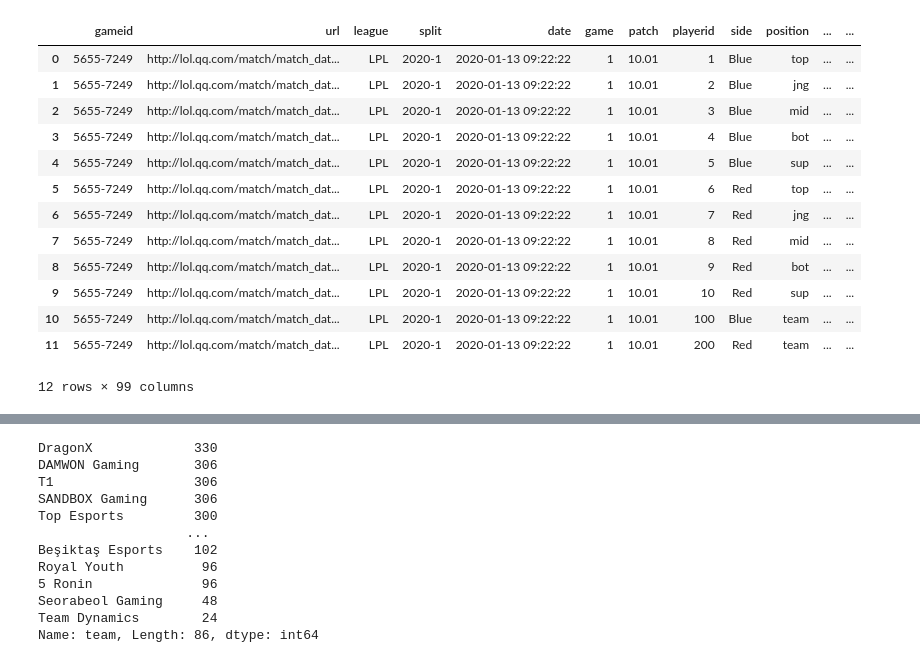
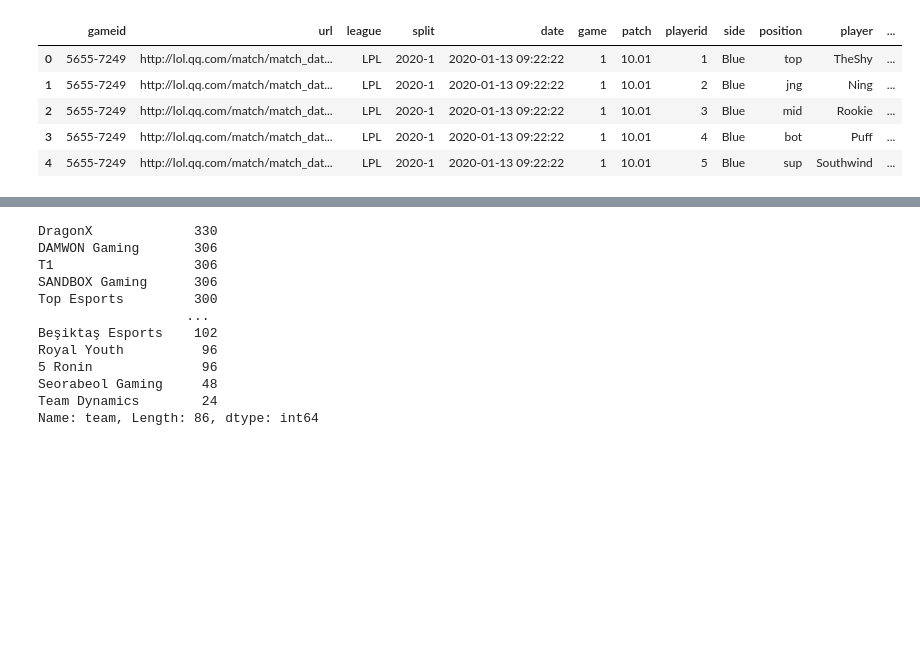
Before and after one commit to vic-voskovsky/LeagueofLegends, a Jupyter notebook: notebooks/p6_League_of_Legends_nb.ipynb, the cells around one changed output, grey strips where cells are left out. Cells and saved outputs as stored; diff of their text form; code cells hidden in the pictures; blank space fills up the shorter version.

```diff
--- a/notebooks/p6_League_of_Legends_nb.ipynb
+++ b/notebooks/p6_League_of_Legends_nb.ipynb
@@ -12,24 +12,21 @@
 import pandas as pd
 import numpy as np
 import matplotlib.pyplot as plt
+import seaborn as sns
+from sklearn import preprocessing
 from sklearn.linear_model import LinearRegression, LogisticRegression
+from sklearn.model_selection import train_test_split, cross_val_score
+from sklearn.metrics import r2_score
+from sklearn.preprocessing import StandardScaler, PolynomialFeatures
+pd.options.display.max_columns = 100
+pd.options.display.max_rows = 3000
 # %%
 df = pd.read_csv('../datasets/2020_spring_match.csv')
-df['date'] = pd.to_datetime(df['date'])
+df.head()
+# %% [output]
+|  | gameid | url | league | split | date | game | patch | playerid | side | position | player | ... |
+| 0 | 5655-7249 | http://lol.qq.com/match/match_dat... | LPL | 2020-1 | 2020-01-13 09:22:22 | 1 | 10.01 | 1 | Blue | top | TheShy | ... |
+| 1 | 5655-7249 | http://lol.qq.com/match/match_dat... | LPL | 2020-1 | 2020-01-13 09:22:22 | 1 | 10.01 | 2 | Blue | jng | Ning | ... |
+| 2 | 5655-7249 | http://lol.qq.com/match/match_dat... | LPL | 2020-1 | 2020-01-13 09:22:22 | 1 | 10.01 | 3 | Blue | mid | Rookie | ... |
+| 3 | 5655-7249 | http://lol.qq.com/match/match_dat... | LPL | 2020-1 | 2020-01-13 09:22:22 | 1 | 10.01 | 4 | Blue | bot | Puff | ... |
+| 4 | 5655-7249 | http://lol.qq.com/match/match_dat... | LPL | 2020-1 | 2020-01-13 09:22:22 | 1 | 10.01 | 5 | Blue | sup | Southwind | ... |
-# %%
-df.head(12)
-# %% [output]
-|  | gameid | url | league | split | date | game | patch | playerid | side | position | ... | ... |
-| 0 | 5655-7249 | http://lol.qq.com/match/match_dat... | LPL | 2020-1 | 2020-01-13 09:22:22 | 1 | 10.01 | 1 | Blue | top | ... | ... |
-| 1 | 5655-7249 | http://lol.qq.com/match/match_dat... | LPL | 2020-1 | 2020-01-13 09:22:22 | 1 | 10.01 | 2 | Blue | jng | ... | ... |
-| 2 | 5655-7249 | http://lol.qq.com/match/match_dat... | LPL | 2020-1 | 2020-01-13 09:22:22 | 1 | 10.01 | 3 | Blue | mid | ... | ... |
-| 3 | 5655-7249 | http://lol.qq.com/match/match_dat... | LPL | 2020-1 | 2020-01-13 09:22:22 | 1 | 10.01 | 4 | Blue | bot | ... | ... |
-| 4 | 5655-7249 | http://lol.qq.com/match/match_dat... | LPL | 2020-1 | 2020-01-13 09:22:22 | 1 | 10.01 | 5 | Blue | sup | ... | ... |
-| 5 | 5655-7249 | http://lol.qq.com/match/match_dat... | LPL | 2020-1 | 2020-01-13 09:22:22 | 1 | 10.01 | 6 | Red | top | ... | ... |
-| 6 | 5655-7249 | http://lol.qq.com/match/match_dat... | LPL | 2020-1 | 2020-01-13 09:22:22 | 1 | 10.01 | 7 | Red | jng | ... | ... |
-| 7 | 5655-7249 | http://lol.qq.com/match/match_dat... | LPL | 2020-1 | 2020-01-13 09:22:22 | 1 | 10.01 | 8 | Red | mid | ... | ... |
-| 8 | 5655-7249 | http://lol.qq.com/match/match_dat... | LPL | 2020-1 | 2020-01-13 09:22:22 | 1 | 10.01 | 9 | Red | bot | ... | ... |
-| 9 | 5655-7249 | http://lol.qq.com/match/match_dat... | LPL | 2020-1 | 2020-01-13 09:22:22 | 1 | 10.01 | 10 | Red | sup | ... | ... |
-| 10 | 5655-7249 | http://lol.qq.com/match/match_dat... | LPL | 2020-1 | 2020-01-13 09:22:22 | 1 | 10.01 | 100 | Blue | team | ... | ... |
-| 11 | 5655-7249 | http://lol.qq.com/match/match_dat... | LPL | 2020-1 | 2020-01-13 09:22:22 | 1 | 10.01 | 200 | Red | team | ... | ... |
-12 rows × 99 columns
```
Also changed, not shown: parts of 20 cells of this notebook.
